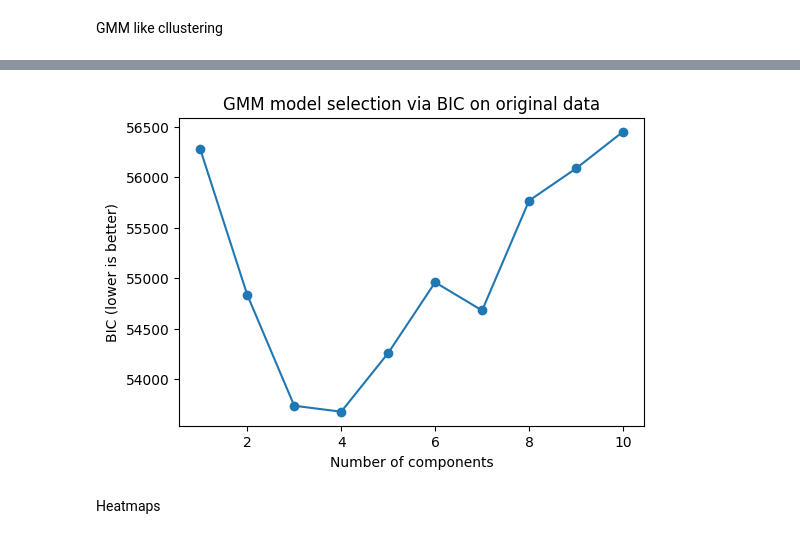
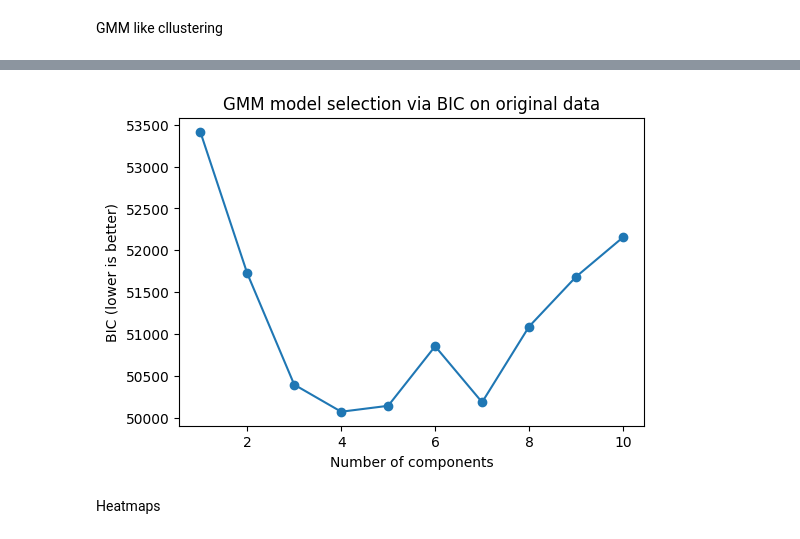
Before and after one commit to AmeliaNelson1123/pathogen_prediction, a Jupyter notebook: preparation/listeria_eda.ipynb, the cells around one changed output, grey strips where cells are left out. Saved outputs shown, nothing was run; the diff lists cells and outputs as text; code cells hidden in the pictures.

```diff
--- a/preparation/listeria_eda.ipynb
+++ b/preparation/listeria_eda.ipynb
@@ -433,7 +434,9 @@ only_finite_numeric = [col for col in listeria_numeric_data.columns if np.all(np
 
 print("num cols: ", len(only_finite_numeric), " rows: ", len(only_finite_numeric))
 print(listeria_numeric_data[only_finite_numeric].head())
-scaled_listeria_num_data = scaler.fit_transform(listeria_numeric_data[only_finite_numeric])
+data_to_fit = listeria_numeric_data[only_finite_numeric]
+data_to_fit = data_to_fit.drop(columns=['Number of Listeria isolates obtained', 'binary_listeria_presense'])
+scaled_listeria_num_data = scaler.fit_transform(data_to_fit)
 print(scaled_listeria_num_data[:5, :5])
 print("SHAPE: ", scaled_listeria_num_data.shape)
 # %% [output]
@@ -629,7 +634,7 @@ K = range(2, 100) # how many clusters testing over
 
 for k in K:
     km = KMeans(n_clusters=k, random_state=42, n_init=20)
-    km.fit(listeria_numeric_data[only_finite_numeric])
+    km.fit(data_to_fit)
     speed.append(km.inertia_)
 
 # displaying plot
@@ -760,9 +771,15 @@ plt.show()
 # getting labels for most reasonable fit
 k = 6  # example
 kmeans = KMeans(n_clusters=k, random_state=42, n_init=20)
-labels = kmeans.fit_predict(listeria_numeric_data[only_finite_numeric])
+data_to_fit = listeria_numeric_data[only_finite_numeric]
+data_to_fit = data_to_fit.drop(columns=['Number of Listeria isolates obtained', 'binary_listeria_presense'])
+labels = kmeans.fit_predict(data_to_fit)
+kmeans_fitter = kmeans.fit(data_to_fit)
+print(len(listeria_numeric_data[only_finite_numeric].columns))
+listeria_numeric_data['cluster_kmeans'] = labels
 
-listeria_numeric_data['cluster_kmeans'] = labels
+# saving the kmeans so that we can use for the website
+joblib.dump(kmeans_fitter, "kmeans_fitter.joblib")
 
 # displaying clustered pca data on the first two components
 plt.figure(figsize=(6,5))
@@ -776,7 +794,9 @@ plt.show()
 # %%
 # checking on non-scaled data with heirerarchical clustering
 pca = PCA(n_components=2)
-X_pca = pca.fit_transform(listeria_numeric_data[only_finite_numeric])
+data_to_fit = listeria_numeric_data[only_finite_numeric]
+data_to_fit = data_to_fit.drop(columns=['Number of Listeria isolates obtained', 'binary_listeria_presense'])
+X_pca = pca.fit_transform(data_to_fit)
 
 labels = AgglomerativeClustering(n_clusters=3, linkage="ward").fit_predict(listeria_numeric_data[only_finite_numeric])
 
@@ -830,27 +850,27 @@ plt.show()
 # %%
 # original data
 
 n_range = range(1, 11)
 bics = []
 
 for n in n_range:
     gmm = GaussianMixture(
         n_components=n,
         covariance_type="full",
         random_state=42,
         n_init=5
     )
-    gmm.fit(listeria_numeric_data[only_finite_numeric])
-    bics.append(gmm.bic(listeria_numeric_data[only_finite_numeric]))
+    gmm.fit(data_to_fit)
+    bics.append(gmm.bic(data_to_fit))
 
 plt.figure(figsize=(6,4))
 plt.plot(n_range, bics, marker='o')
 plt.xlabel("Number of components")
 plt.ylabel("BIC (lower is better)")
 plt.title("GMM model selection via BIC on original data")
 plt.show()
 # %% [output]
-[figure, old version]
+[figure, new version]
 # %% [markdown]
 Heatmaps
 # %%
```
Also changed, not shown: parts of 22 cells of this notebook, 48 other files.
